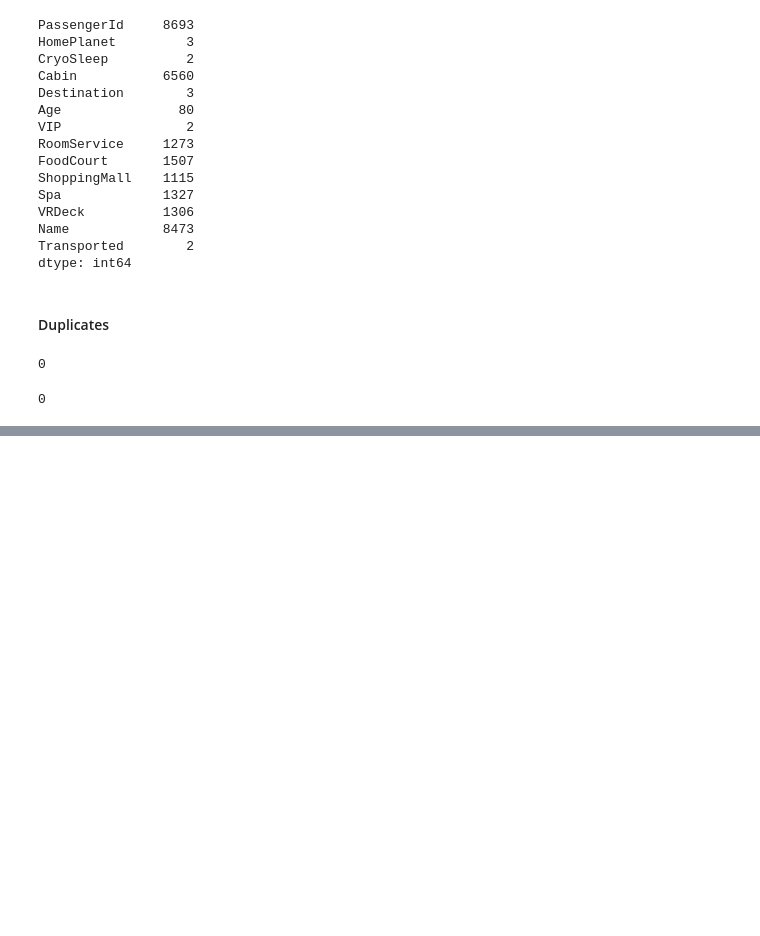
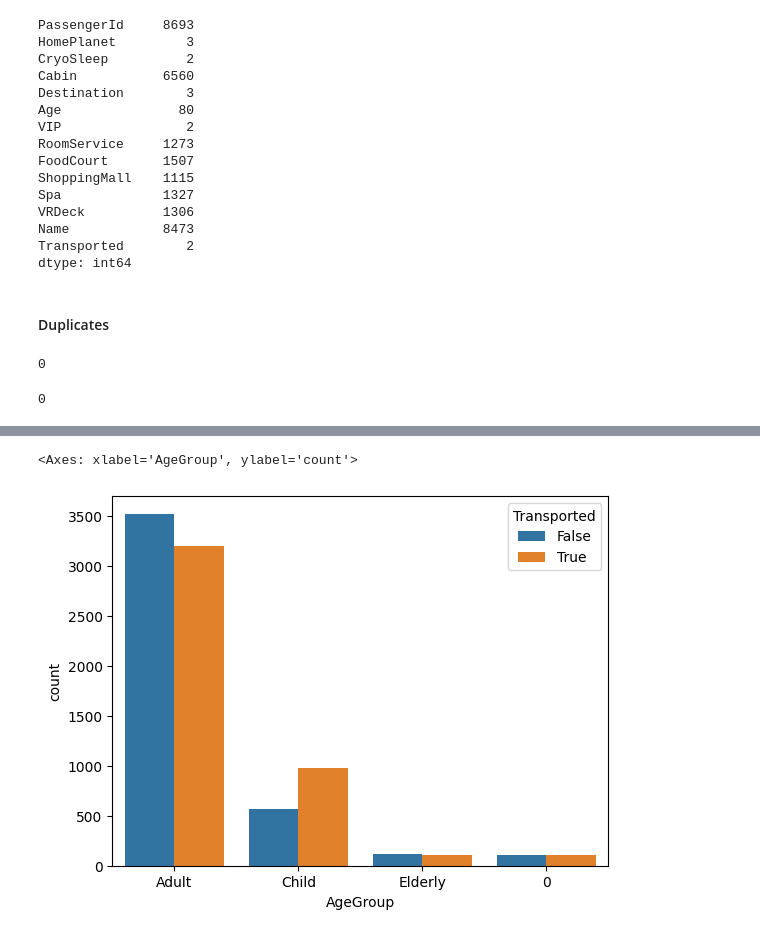
Before and after one commit to bartlomiejremlein/Kaggle-Spaceship-Titanic, a Jupyter notebook: notebooks/exploratory-data-analysis.ipynb, the cells around one changed output, grey strips where cells are left out. Cells and saved outputs as stored; diff of their text form; code cells hidden in the pictures; blank space fills up the shorter version.

```diff
--- a/notebooks/exploratory-data-analysis.ipynb
+++ b/notebooks/exploratory-data-analysis.ipynb
@@ -127,0 +170,10 @@ test.duplicated().sum()
+# %%
+conditions = [
+    (train['Age'] < 18),
+    (train['Age'] >= 18) & (train['Age'] < 60),
+    (train['Age'] > 60)
+]
+
+labels = ['Child', 'Adult', 'Elderly']
+
+train['AgeGroup'] = np.select(conditions, labels)
@@ -127,0 +196,5 @@ test.duplicated().sum()
+# %%
+sns.countplot(train, x='AgeGroup', hue='Transported')
+# %% [output]
+<Axes: xlabel='AgeGroup', ylabel='count'>
+[figure, added]
```
Also changed, not shown: parts of 13 cells of this notebook.
